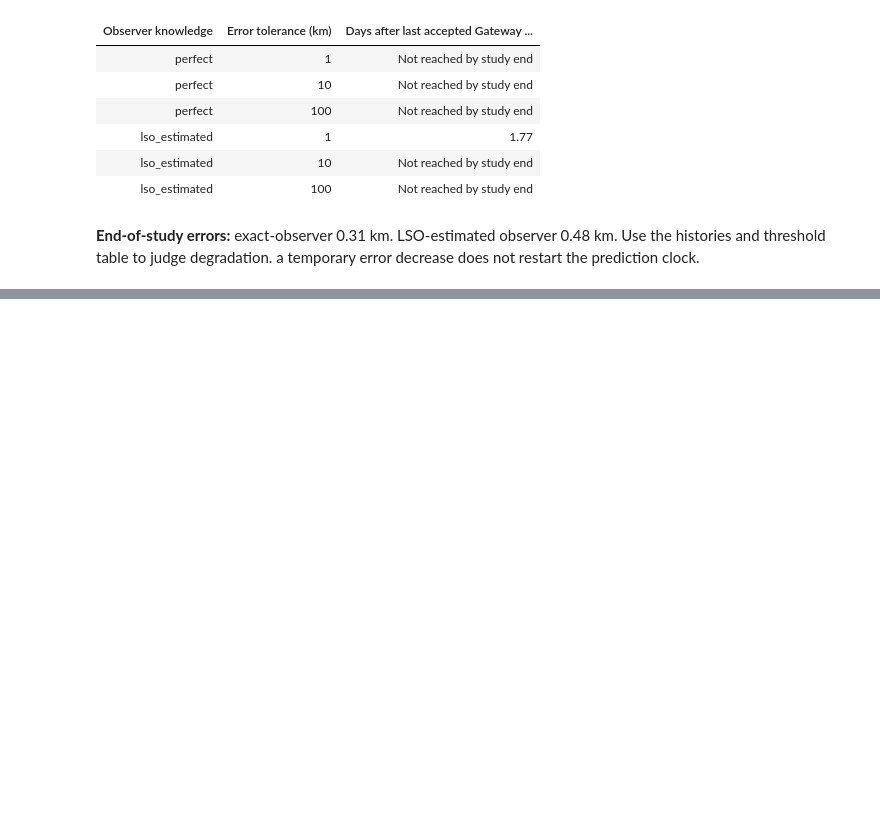
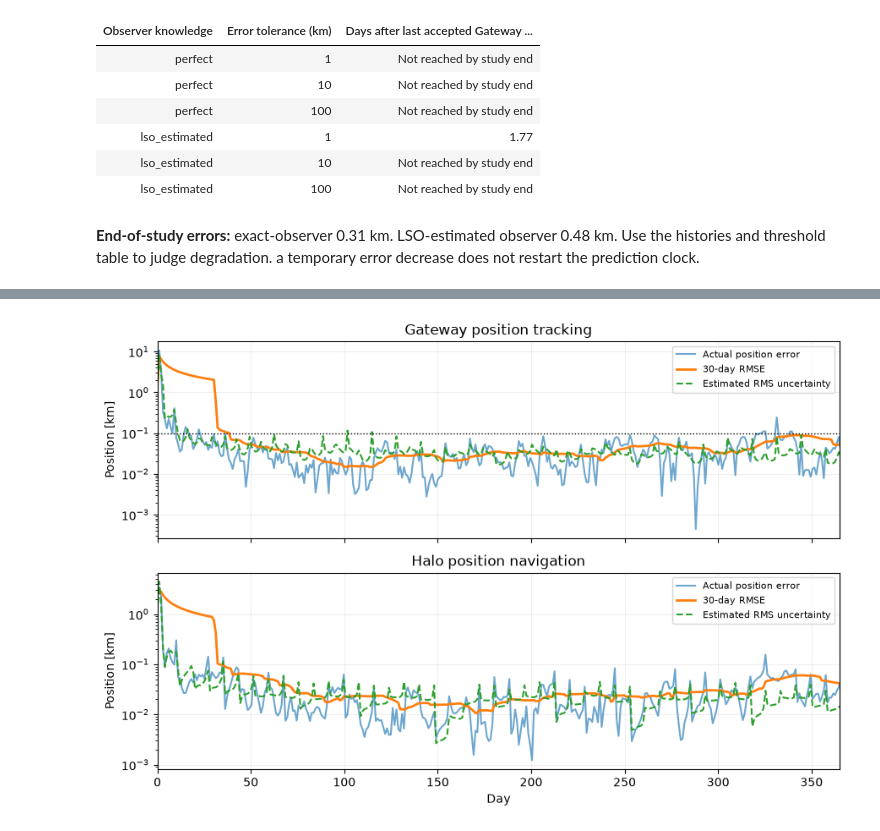
Before and after one commit to scottblender/Halo_Orbit_Tracking, a Jupyter notebook: notebooks/00_gateway_tracking_comparison.ipynb, the cells around one changed output, grey strips where cells are left out. Drawn from its saved outputs; the diff is of its cells as text; code cells hidden in the pictures; blank space fills up the shorter version.

```diff
--- a/notebooks/00_gateway_tracking_comparison.ipynb
+++ b/notebooks/00_gateway_tracking_comparison.ipynb
@@ -551,0 +496,14 @@ The visualizations in Notebook 00 establish the problem, measurement architectur
+# %%
+fig, axes = plt.subplots(2,1,figsize=(9,6),sharex=True)
+for ax,label,key,title in zip(axes,('gateway','observer'),
+    ('gateway_tracking_position_error_km','observer_navigation_position_error_km'),
+    ('Gateway position tracking','Halo position navigation')):
+    ax.semilogy(annual_day,annual[key],color='tab:blue',alpha=.65,label='Actual position error')
+    ax.semilogy(annual_day,annual[label+'_30_day_position_rmse_km'],color='tab:orange',lw=2,label='30-day RMSE')
+    ax.semilogy(annual_day,annual[label+'_position_uncertainty_km'],color='tab:green',ls='--',label='Estimated RMS uncertainty')
+    ax.set(title=title,ylabel='Position [km]',xlim=(0,365));ax.grid(alpha=.2);ax.legend(fontsize=8)
+axes[0].axhline(.1,color='black',ls=':',lw=1)
+axes[1].set_xlabel('Day')
+fig.tight_layout();fig.savefig(STM_OUT/'tracking_rmse_uncertainty.png',dpi=100);plt.show()
+# %% [output]
+[figure, added]
```
Also changed, not shown: parts of 16 cells of this notebook, 15 other files.
